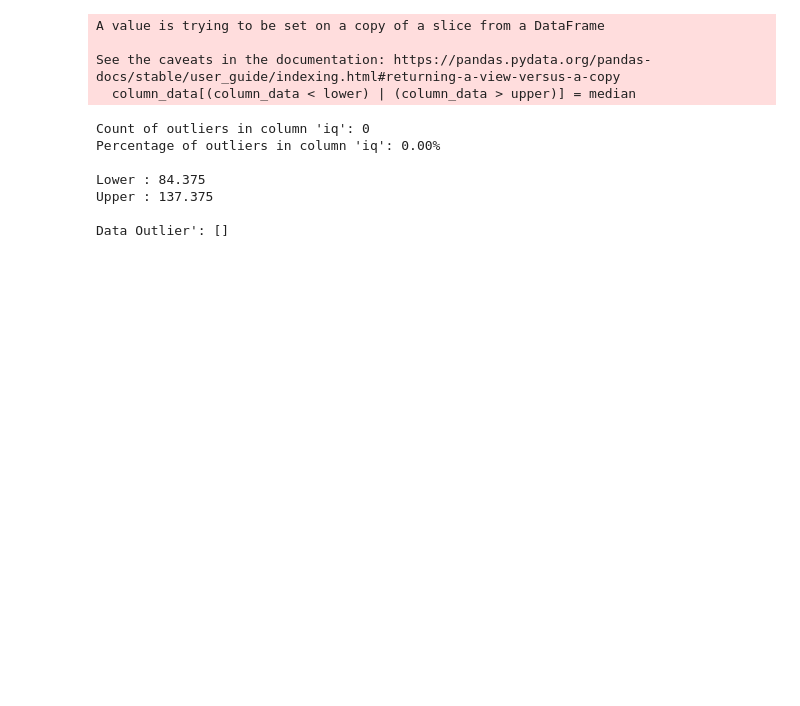
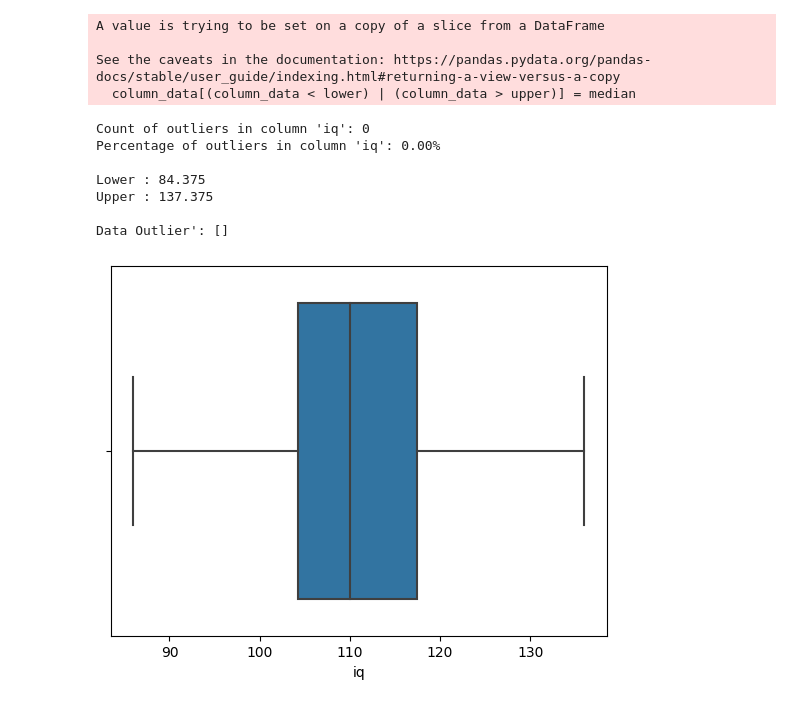
Before and after one commit to sandys-ss/Outlier, a Jupyter notebook: outlier.ipynb, the cells around one changed output. Cells and saved outputs as stored; diff of their text form; code cells hidden in the pictures; blank space fills up the shorter version.

```diff
--- a/outlier.ipynb
+++ b/outlier.ipynb
@@ -306,3 +311,8 @@ Lower : 84.375
 Upper : 137.375
 
 Data Outlier': []
+# %%
+sns.boxplot(data=df_median, x="iq")
+plt.show()
+# %% [output]
+[figure, added]
```
Also changed, not shown: parts of 1 cell of this notebook, 6 other files.
